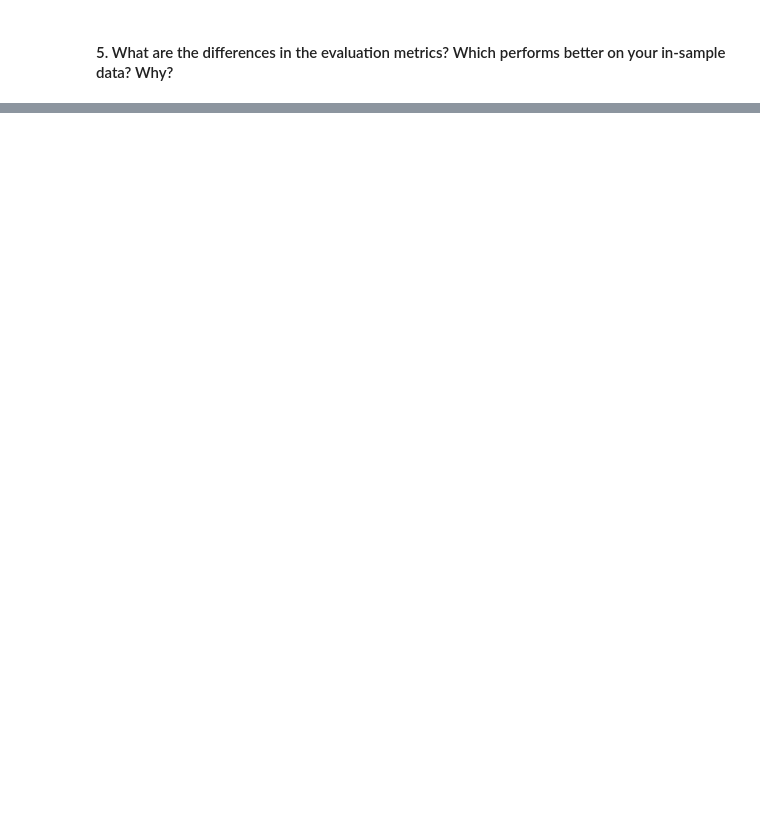
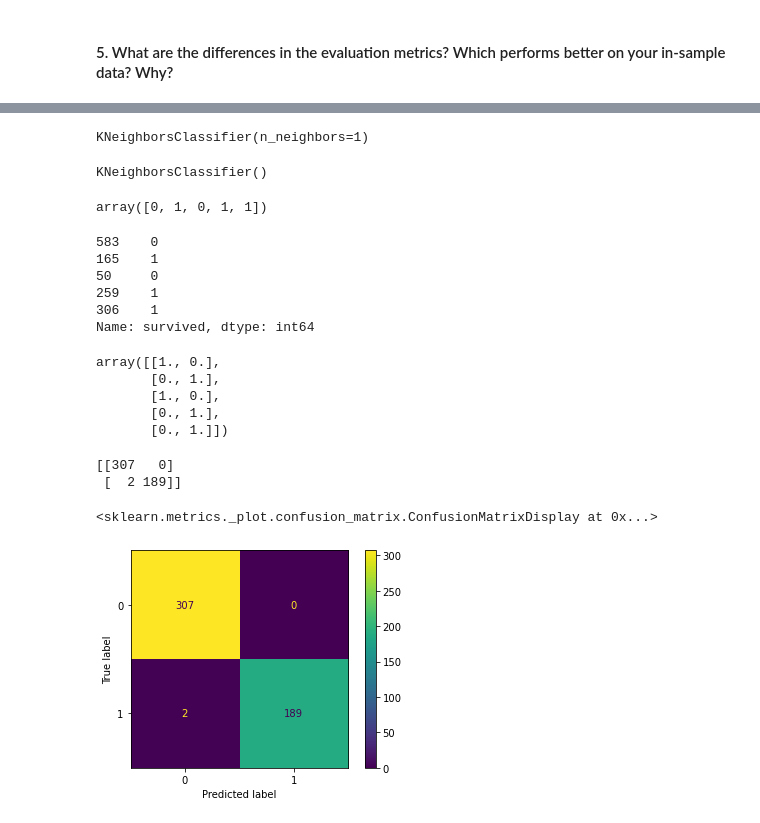
Before and after one commit to Naomi-SB/classification-exercises, a Jupyter notebook: model.ipynb, the cells around one changed output, grey strips where cells are left out. Cells and saved outputs as stored; diff of their text form; code cells hidden in the pictures; blank space fills up the shorter version.

```diff
--- a/model.ipynb
+++ b/model.ipynb
@@ -304,0 +243,2 @@ NameError: name 'model_prediction' is not defined
+# %%
+train, validate, test = prepare.prep_titanic_data(titanic_df)
@@ -304,0 +263,11 @@ NameError: name 'model_prediction' is not defined
+# %%
+# create X & y version of train, where y is a series with just the target variable and X are all the features.
+
+X_train = train.drop(columns=['survived', 'embark_town', 'sex'])
+y_train = train.survived
+
+X_validate = validate.drop(columns=['survived', 'embark_town', 'sex'])
+y_validate = validate.survived
+
+X_test = test.drop(columns=['survived', 'embark_town', 'sex'])
+y_test = test.survived
@@ -304,0 +302,43 @@ NameError: name 'model_prediction' is not defined
+# %%
+knn1 = KNeighborsClassifier(n_neighbors=1, weights='uniform')
+# %%
+knn1.fit(X_train, y_train)
+# %% [output]
+KNeighborsClassifier(n_neighbors=1)
+# %%
+KNeighborsClassifier()
+# %% [output]
+KNeighborsClassifier()
+# %%
+y_pred = knn1.predict(X_train)
+y_pred[:5]
+# %% [output]
+array([0, 1, 0, 1, 1])
+# %%
+y_train[:5]
+# %% [output]
+583    0
+165    1
+50     0
+259    1
+306    1
+Name: survived, dtype: int64
+# %%
+y_pred_proba = knn1.predict_proba(X_train)
+y_pred_proba[:5]
+# %% [output]
+array([[1., 0.],
+       [0., 1.],
+       [1., 0.],
+       [0., 1.],
+       [0., 1.]])
+# %%
+print(confusion_matrix(y_train, y_pred))
+# %% [output]
+[[307   0]
+ [  2 189]]
+# %%
+plot_confusion_matrix(knn1, X_train, y_train)
+# %% [output]
+<sklearn.metrics._plot.confusion_matrix.ConfusionMatrixDisplay at 0x...>
+[figure, added]
```
Also changed, not shown: parts of 42 cells of this notebook.
